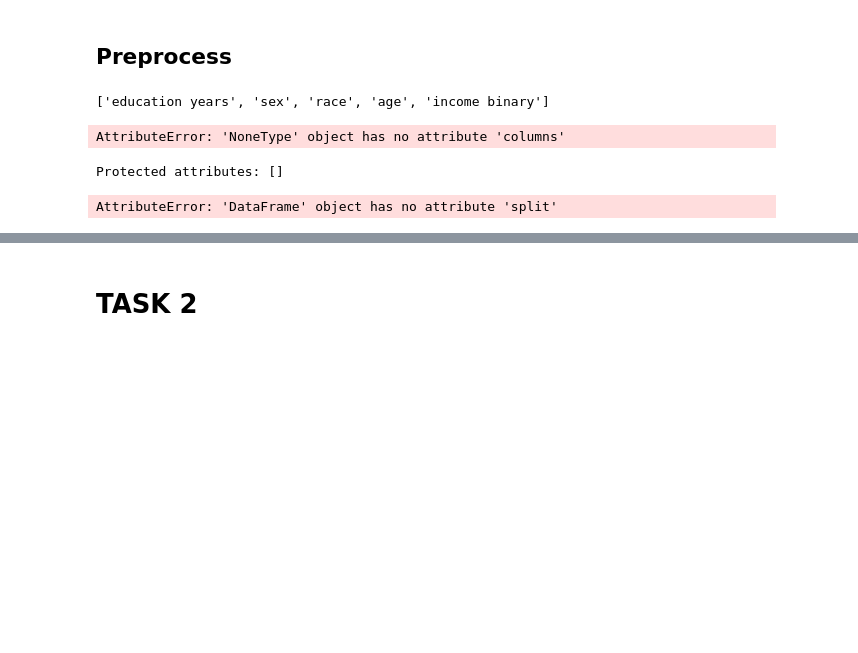
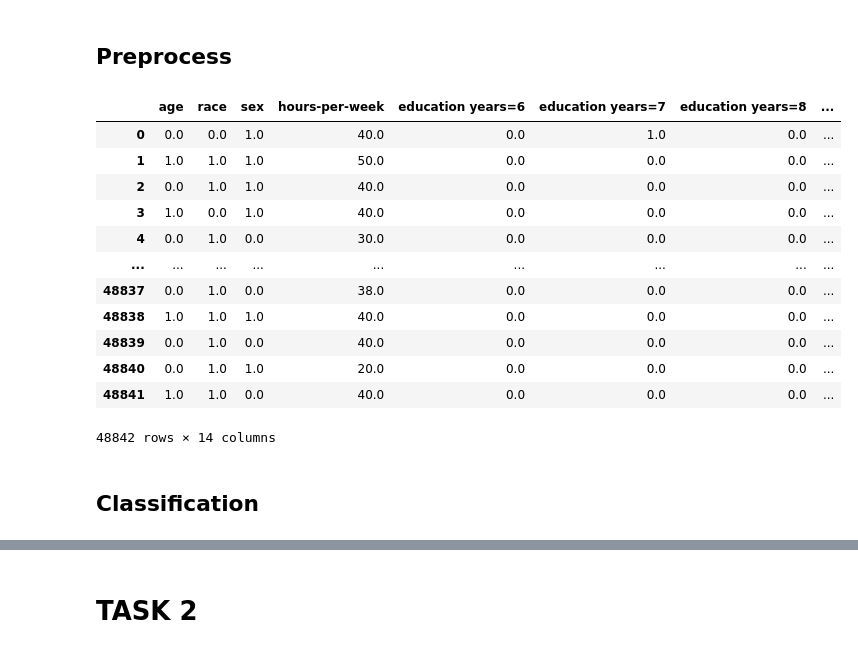
Before and after one commit to Carda01/responsibleDS_adult, a Jupyter notebook: classifier.ipynb, the cells around one changed output, grey strips where cells are left out. Cells and saved outputs as stored; diff of their text form; code cells hidden in the pictures; blank space fills up the shorter version.

```diff
--- a/classifier.ipynb
+++ b/classifier.ipynb
@@ -76,7 +77,7 @@ def load_preproc_data_adult(protected_attributes=None):
         df['income binary'] = df['income binary'].replace(to_replace='>50K.', value='>50K', regex=True)
         df['income binary'] = df['income binary'].replace(to_replace='<=50K.', value='<=50K', regex=True)
 
-        # Recode sex and race
+        # Recode sex, race and binarize age
         df['sex'] = df['sex'].replace({'Female': 0.0, 'Male': 1.0})
         df['race'] = df['race'].apply(lambda x: group_race(x))
         df['age'] = df['age'].apply(lambda x: is_in_privileged_age(x))
@@ -84,11 +85,10 @@ def load_preproc_data_adult(protected_attributes=None):
         return df
 
 
-    XD_features = ['age', 'education years', 'sex', 'race']
+    XD_features = ['age', 'education years', 'sex', 'race', 'hours-per-week']
     D_features = ['age', 'race', 'sex'] if protected_attributes is None else protected_attributes
     Y_features = ['income binary']
     X_features = list(set(XD_features)-set(D_features))
-    print(X_features + Y_features + D_features)
     categorical_features = ['education years']
 
     # privileged classes
@@ -115,24 +115,31 @@ def load_preproc_data_adult(protected_attributes=None):
                                 for x in D_features]},
         custom_preprocessing=custom_preprocessing)
 # %%
-dataset = load_preproc_data_adult([])
+dataset = load_preproc_data_adult(['age', 'sex'])
-# %% [output]
-['education years', 'sex', 'race', 'age', 'income binary']
-AttributeError: 'NoneType' object has no attribute 'columns'
-# %%
-print(f"Protected attributes: {dataset.protected_attribute_names}")
-# %% [output]
-Protected attributes: []
 # %%
-df = dataset.convert_to_dataframe()[0]
+dataset.convert_to_dataframe()[0]
+# %% [output]
+|  | age | race | sex | hours-per-week | education years=6 | education years=7 | education years=8 | ... |
+| 0 | 0.0 | 0.0 | 1.0 | 40.0 | 0.0 | 1.0 | 0.0 | ... |
+| 1 | 1.0 | 1.0 | 1.0 | 50.0 | 0.0 | 0.0 | 0.0 | ... |
+| 2 | 0.0 | 1.0 | 1.0 | 40.0 | 0.0 | 0.0 | 0.0 | ... |
+| 3 | 1.0 | 0.0 | 1.0 | 40.0 | 0.0 | 0.0 | 0.0 | ... |
+| 4 | 0.0 | 1.0 | 0.0 | 30.0 | 0.0 | 0.0 | 0.0 | ... |
+| ... | ... | ... | ... | ... | ... | ... | ... | ... |
+| 48837 | 0.0 | 1.0 | 0.0 | 38.0 | 0.0 | 0.0 | 0.0 | ... |
+| 48838 | 1.0 | 1.0 | 1.0 | 40.0 | 0.0 | 0.0 | 0.0 | ... |
+| 48839 | 0.0 | 1.0 | 0.0 | 40.0 | 0.0 | 0.0 | 0.0 | ... |
+| 48840 | 0.0 | 1.0 | 1.0 | 20.0 | 0.0 | 0.0 | 0.0 | ... |
+| 48841 | 1.0 | 1.0 | 0.0 | 40.0 | 0.0 | 0.0 | 0.0 | ... |
+48842 rows × 14 columns
 # %%
 train_test_valid_split = 0.7
 test_valid_split = 0.5
 
-train_ds, valid_test_ds = df.split([train_test_valid_split], shuffle=True)
+train_ds, valid_test_ds = dataset.split([train_test_valid_split], shuffle=True)
 validation_ds, test_ds = valid_test_ds.split([test_valid_split], shuffle=True)
-# %% [output]
-AttributeError: 'DataFrame' object has no attribute 'split'
+# %% [markdown]
+## Classification
 # %%
 scale = StandardScaler()
 X_train = scale.fit_transform(train_ds.features)
```
Also changed, not shown: parts of 19 cells of this notebook.
